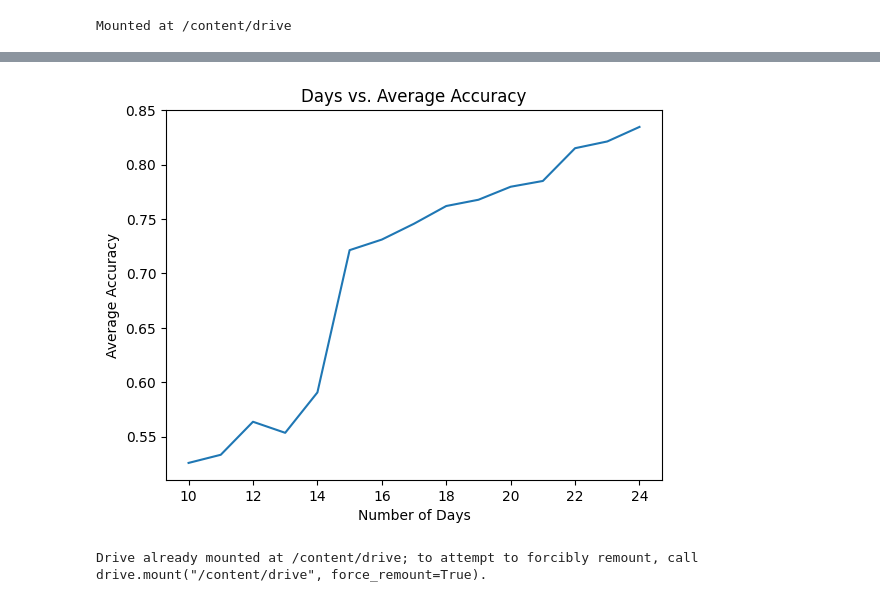
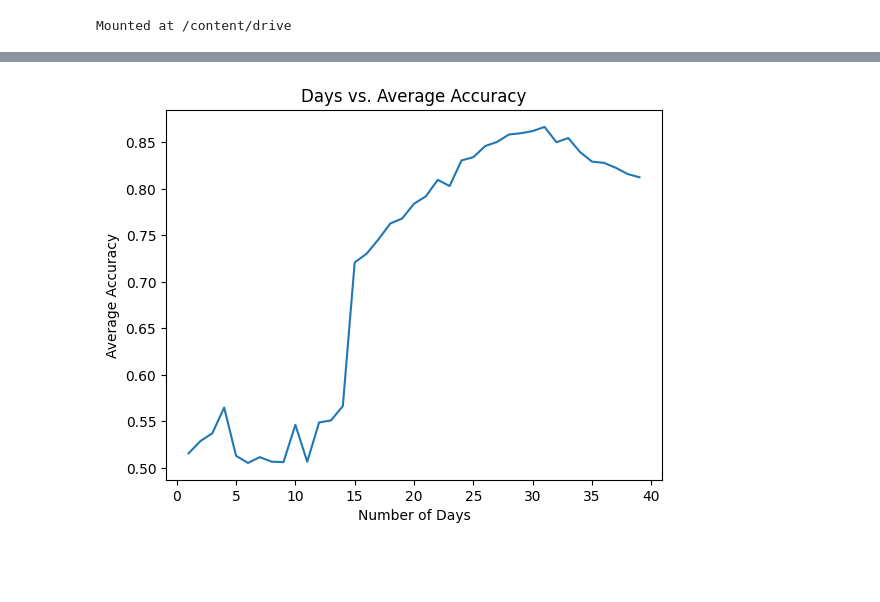
Before and after one commit to Matin-M/StatAnalysis-Predictor, a Jupyter notebook: Models/lstm.ipynb, the cells around one changed output, grey strips where cells are left out. Drawn from its saved outputs; the diff is of its cells as text; code cells hidden in the pictures; blank space fills up the shorter version.

```diff
--- a/Models/lstm.ipynb
+++ b/Models/lstm.ipynb
@@ -28,7 +28,7 @@ from sklearn.metrics import accuracy_score, classification_report
 from sklearn.feature_selection import SelectKBest, mutual_info_classif
 import matplotlib.pyplot as plt
 
-d_values = list(range(10, 25))  # Test different values of d
+d_values = list(range(1, 40))  # Test different values of d
 best_d, best_model, best_accuracy, best_report = None, None, 0, None
 accuracy_results = []
 
@@ -122,6 +122 @@ weighted avg       0.84      0.83      0.83      2255
-[figure, old version]
+[figure, new version]
-# %%
-from google.colab import drive
-drive.mount('/content/drive')
-# %% [output]
-Drive already mounted at /content/drive; to attempt to forcibly remount, call drive.mount("/content/drive", force_remount=True).
```
Also changed, not shown: parts of 1 cell of this notebook.
